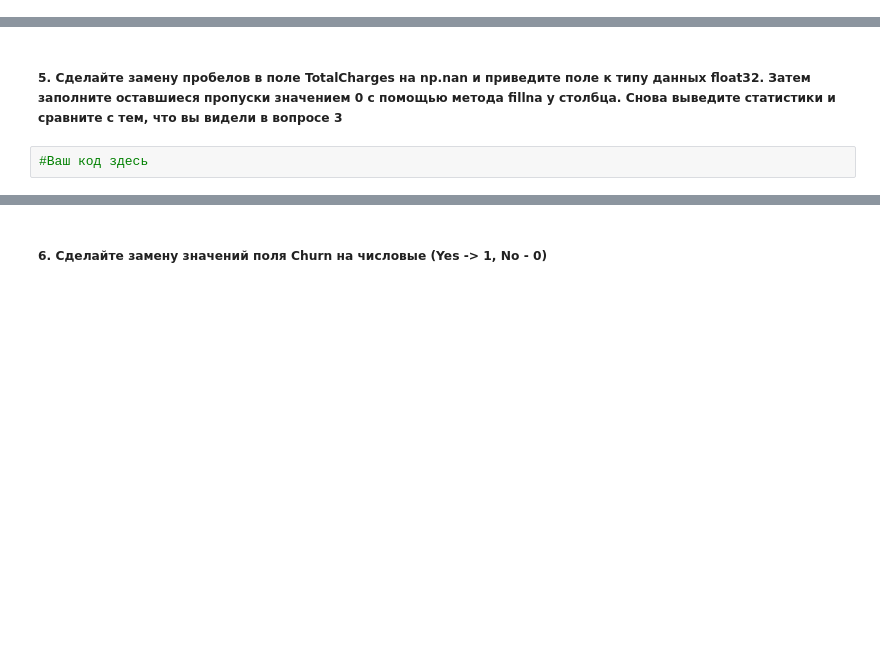
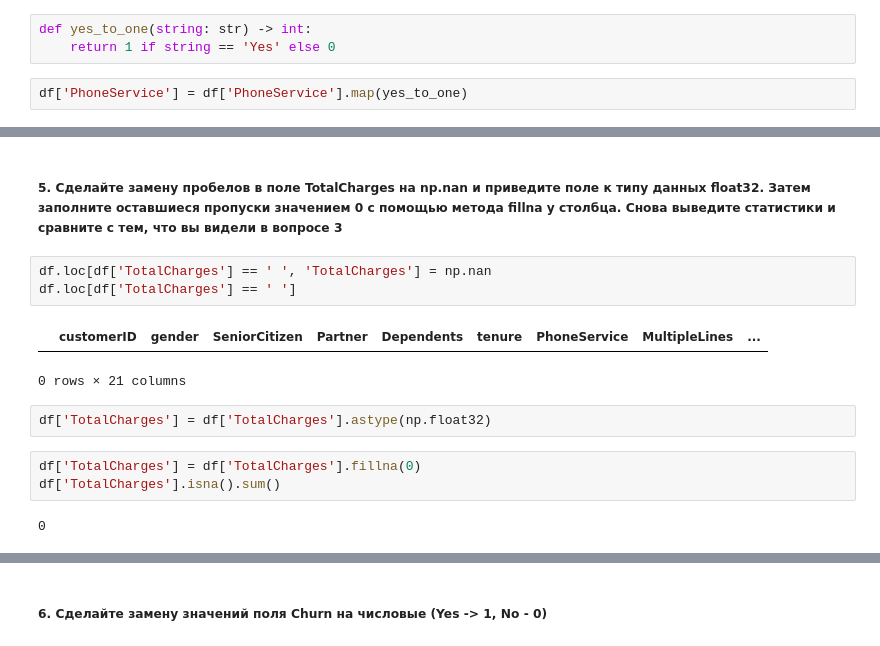
Before and after one commit to shatandv/GB_ML_Business_2021_04_26, a Jupyter notebook: homework/lesson1/les1_homework.ipynb, the cells around one changed output, grey strips where cells are left out. Saved outputs shown, nothing was run; the diff lists cells and outputs as text; blank space fills up the shorter version.

```diff
--- a/homework/lesson1/les1_homework.ipynb
+++ b/homework/lesson1/les1_homework.ipynb
@@ -65,0 +81,5 @@ df.head(3)
+# %%
+def yes_to_one(string: str) -> int:
+    return 1 if string == 'Yes' else 0
+# %%
+df['PhoneService'] = df['PhoneService'].map(yes_to_one)
@@ -66,4 +101,15 @@ df.head(3)
 # %% [markdown]
 ##### 5. Сделайте замену пробелов в поле TotalCharges на np.nan и приведите поле к типу данных float32. Затем заполните оставшиеся пропуски значением 0 с помощью метода fillna у столбца. Снова выведите статистики и сравните с тем, что вы видели в вопросе 3
-# %%
-#Ваш код здесь
+# %%
+df.loc[df['TotalCharges'] == ' ', 'TotalCharges'] = np.nan
+df.loc[df['TotalCharges'] == ' ']
+# %% [output]
+|  | customerID | gender | SeniorCitizen | Partner | Dependents | tenure | PhoneService | MultipleLines | ... |
+0 rows × 21 columns
+# %%
+df['TotalCharges'] = df['TotalCharges'].astype(np.float32)
+# %%
+df['TotalCharges'] = df['TotalCharges'].fillna(0)
+df['TotalCharges'].isna().sum()
+# %% [output]
+0
```
Also changed, not shown: parts of 35 cells of this notebook, 3 other files.
